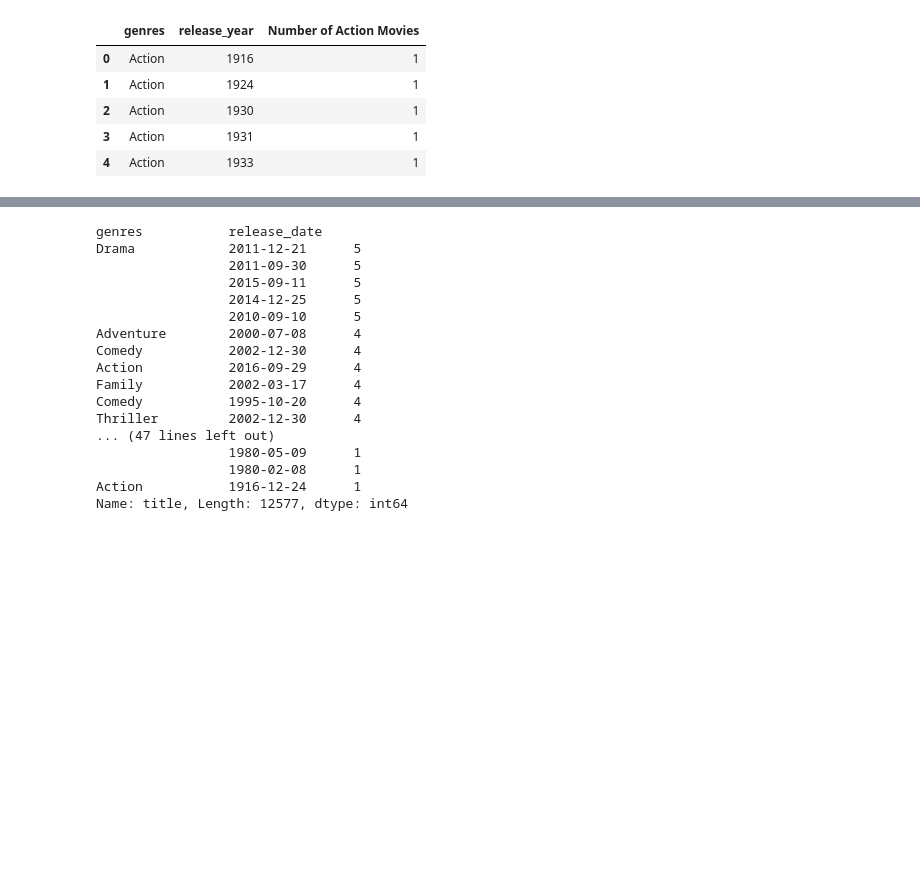
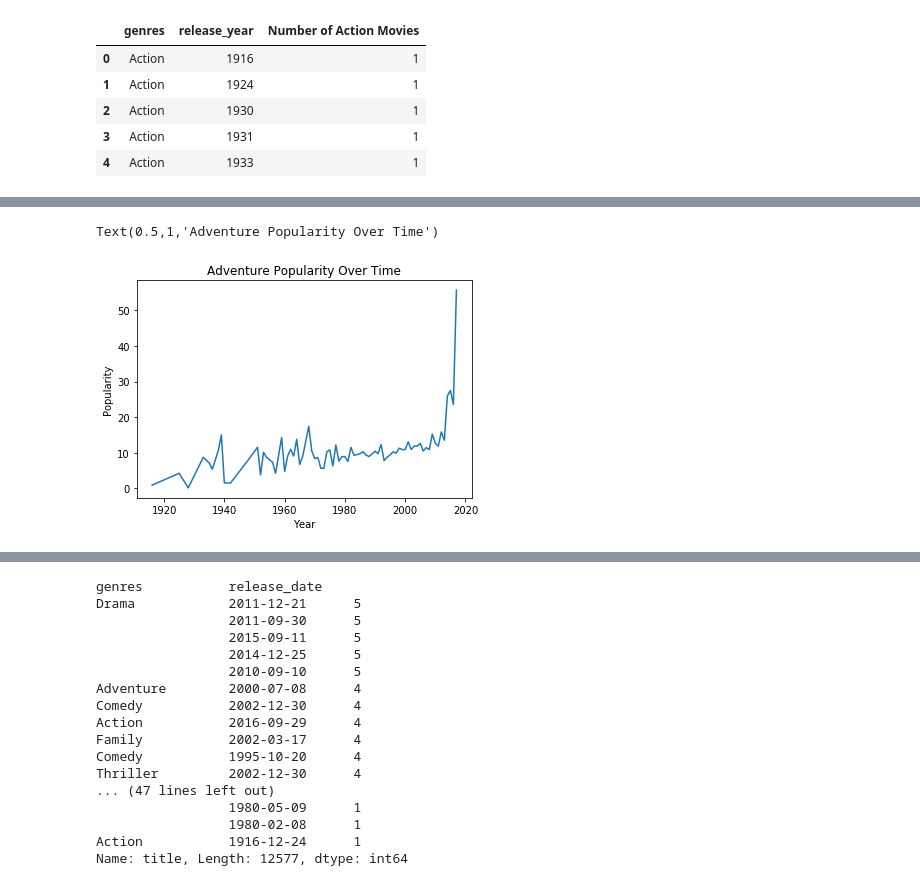
Before and after one commit to Congo-Kid/FuzzyWuzzy, a Jupyter notebook: Project1/latestMovieCode.ipynb, the cells around one changed output, grey strips where cells are left out. Saved outputs shown, nothing was run; the diff lists cells and outputs as text; code cells hidden in the pictures; blank space fills up the shorter version.

```diff
--- a/Project1/latestMovieCode.ipynb
+++ b/Project1/latestMovieCode.ipynb
@@ -297,0 +304,4 @@ d=ax.set_title("Top 5 Most Profitable Genres of All Time")
+# %%
+Adventuretrend = topGenresByPopularity[(topGenresByPopularity['genres'] == 'Adventure')]
+Adventuretrend = Adventuretrend.sort_values(by=['release_year'])
+Adventuretrend.head()
@@ -297,0 +315,8 @@ d=ax.set_title("Top 5 Most Profitable Genres of All Time")
+# %%
+plt.plot(Adventuretrend.release_year, Adventuretrend.popularity)
+plt.xlabel('Year')
+plt.ylabel('Popularity')
+plt.title(f'Adventure Popularity Over Time')
+# %% [output]
+Text(0.5,1,'Adventure Popularity Over Time')
+[figure, added]
```
Also changed, not shown: parts of 62 cells of this notebook, 38 other files.
